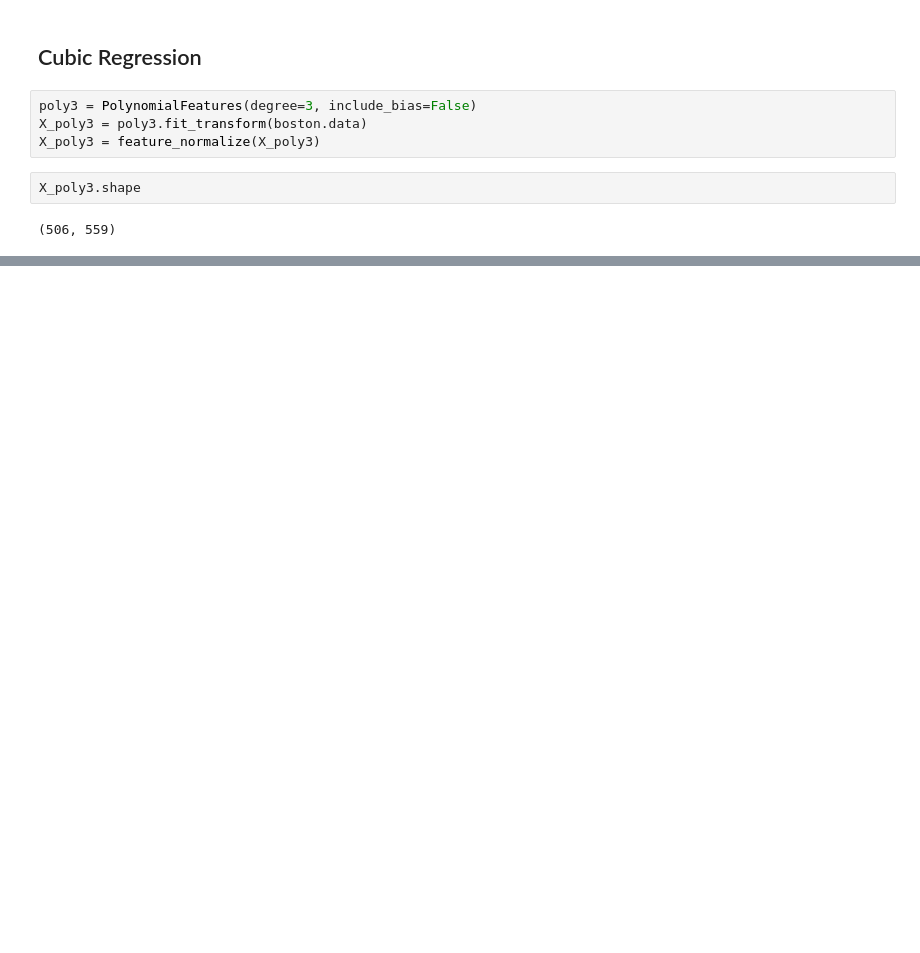
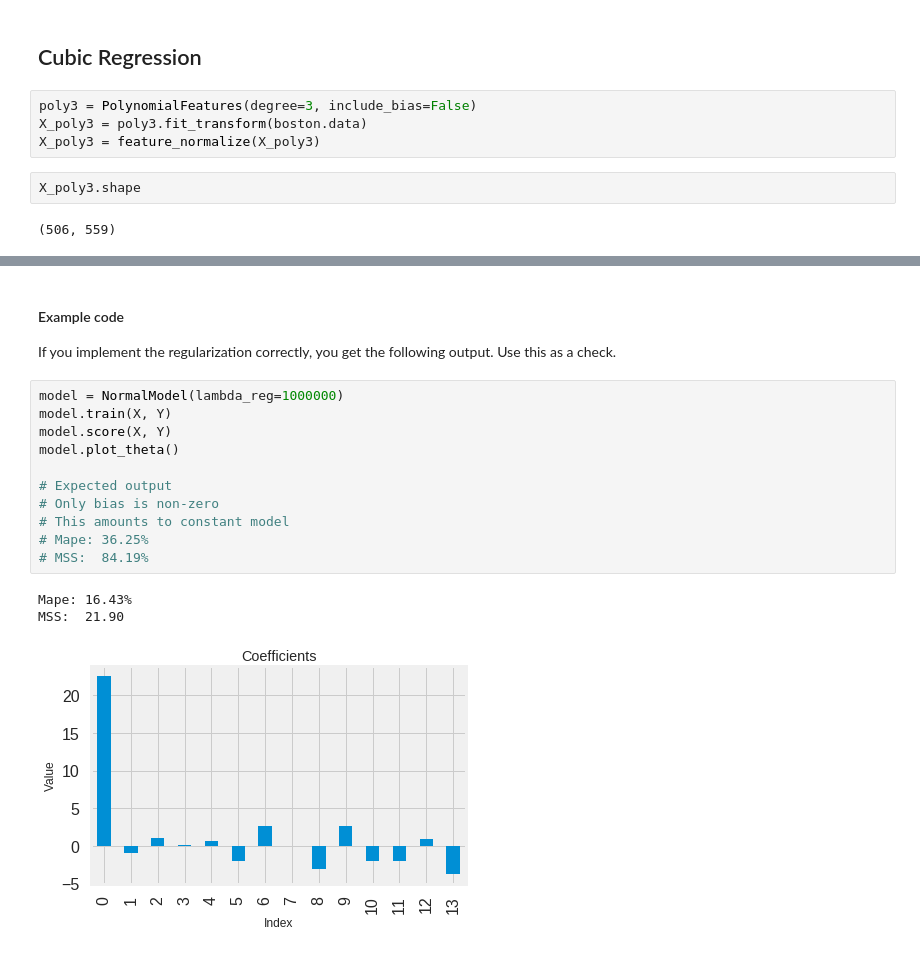
Before and after one commit to sjoerddehaan/ml-course-2018, a Jupyter notebook: exercises/week4/exercise_normal_equations_boston.ipynb, the cells around one changed output, grey strips where cells are left out. Drawn from its saved outputs; the diff is of its cells as text; blank space fills up the shorter version.

```diff
--- a/exercises/week4/exercise_normal_equations_boston.ipynb
+++ b/exercises/week4/exercise_normal_equations_boston.ipynb
@@ -194,0 +230,18 @@ $$
+# %% [markdown]
+#### Example code
+If you implement the regularization correctly, you get the following output. Use this as a check.
+# %%
+model = NormalModel(lambda_reg=1000000)
+model.train(X, Y)
+model.score(X, Y)
+model.plot_theta()
+
+# Expected output
+# Only bias is non-zero
+# This amounts to constant model
+# Mape: 36.25%
+# MSS:  84.19%
+# %% [output]
+Mape: 16.43%
+MSS:  21.90
+[figure, added]
```
Also changed, not shown: parts of 9 cells of this notebook.
